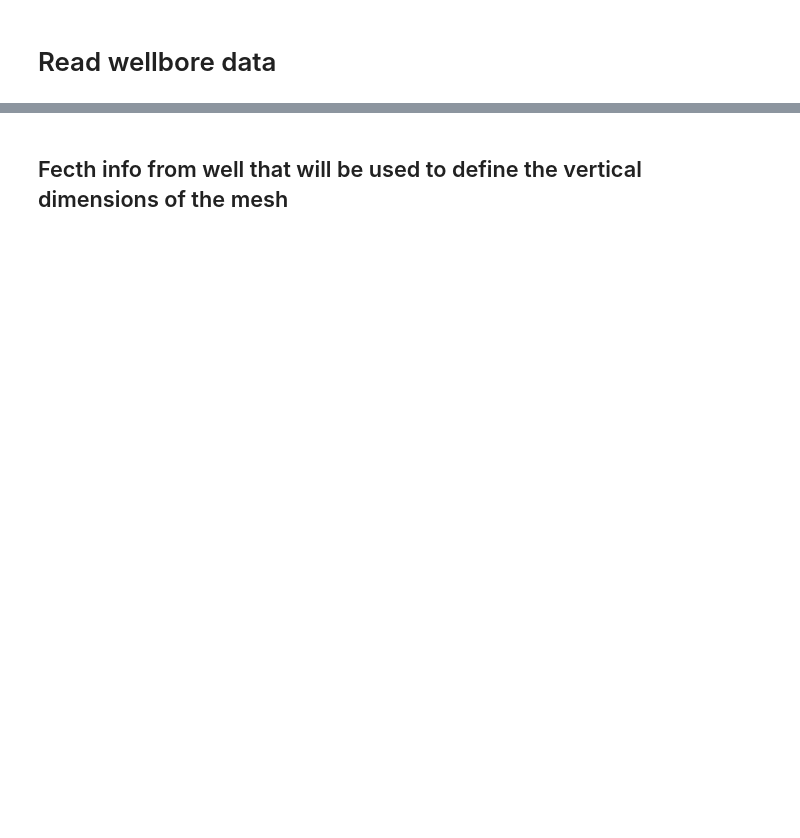
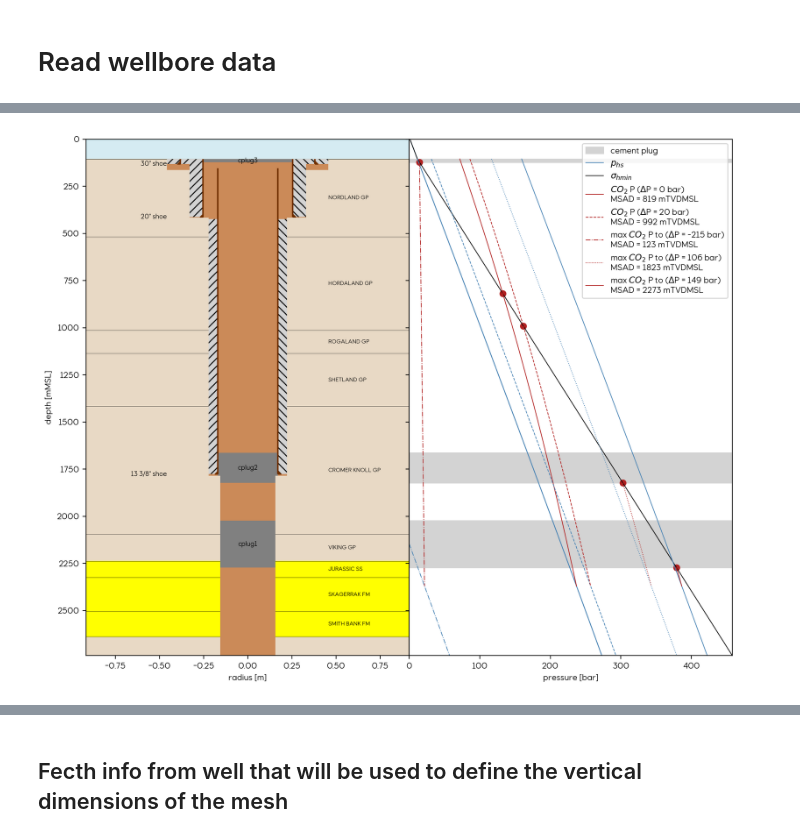
Before and after one commit to equinor/SCREEN, a Jupyter notebook: notebooks/pflotran_gap.ipynb, the cells around one changed output, grey strips where cells are left out. Cells and saved outputs as stored; diff of their text form; code cells hidden in the pictures; blank space fills up the shorter version.

```diff
--- a/notebooks/pflotran_gap.ipynb
+++ b/notebooks/pflotran_gap.ipynb
@@ -122,3 +93,6 @@ template_simcase = wildcat['template']
 
 # lgr run: filename prefix on lgr grid, e.g., TEMP-0
 sim_case_LGR = wildcat['sim_case']
+
+# where pvt located
+pvt_path = '../test_data/pvt_constants/'
@@ -260,0 +209,8 @@ Error:
+# %%
+my_pressure = Pressure(
+    header      = well_csv['well_header'],
+    reservoir_P = well_csv['reservoir_pressure'],
+    co2_datum   = well_csv['co2_datum'],
+    pvt_path    = pvt_path,
+    max_pressure_pos = my_well.barriers
+)
@@ -260,0 +228,15 @@ Error:
+# %%
+#Plot sketch, pressures
+fig, (ax1, ax2) = plt.subplots(1,2, sharey=True, figsize=(10, 8))
+plot_sketch(my_well, draw_open_hole=False, ax=ax1)
+plot_pressure(my_pressure, my_well.geology, my_well.barriers, ax=ax2,
+              plot_HSP=True, #plot brine hydrostatic gradient
+              plot_RP=True, #plot reservoir pressure scenarios
+              plot_MSAD= True, #plot minimum safety abandonment depth
+              plot_maxP=True #plot max expected pressures
+              )
+
+fig.tight_layout()
+fig.subplots_adjust(wspace=0)
+# %% [output]
+[figure, added]
```
Also changed, not shown: parts of 47 cells of this notebook.
